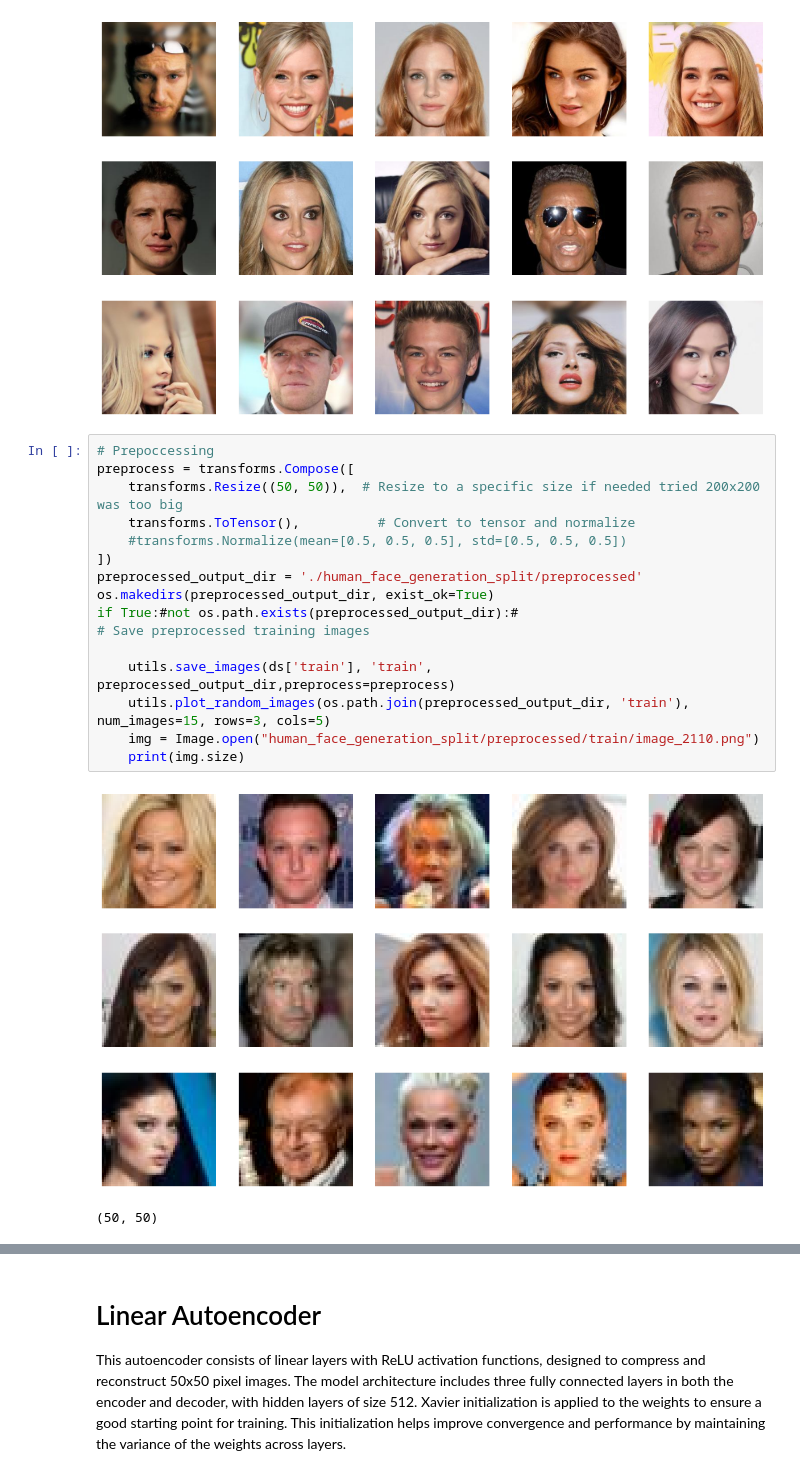
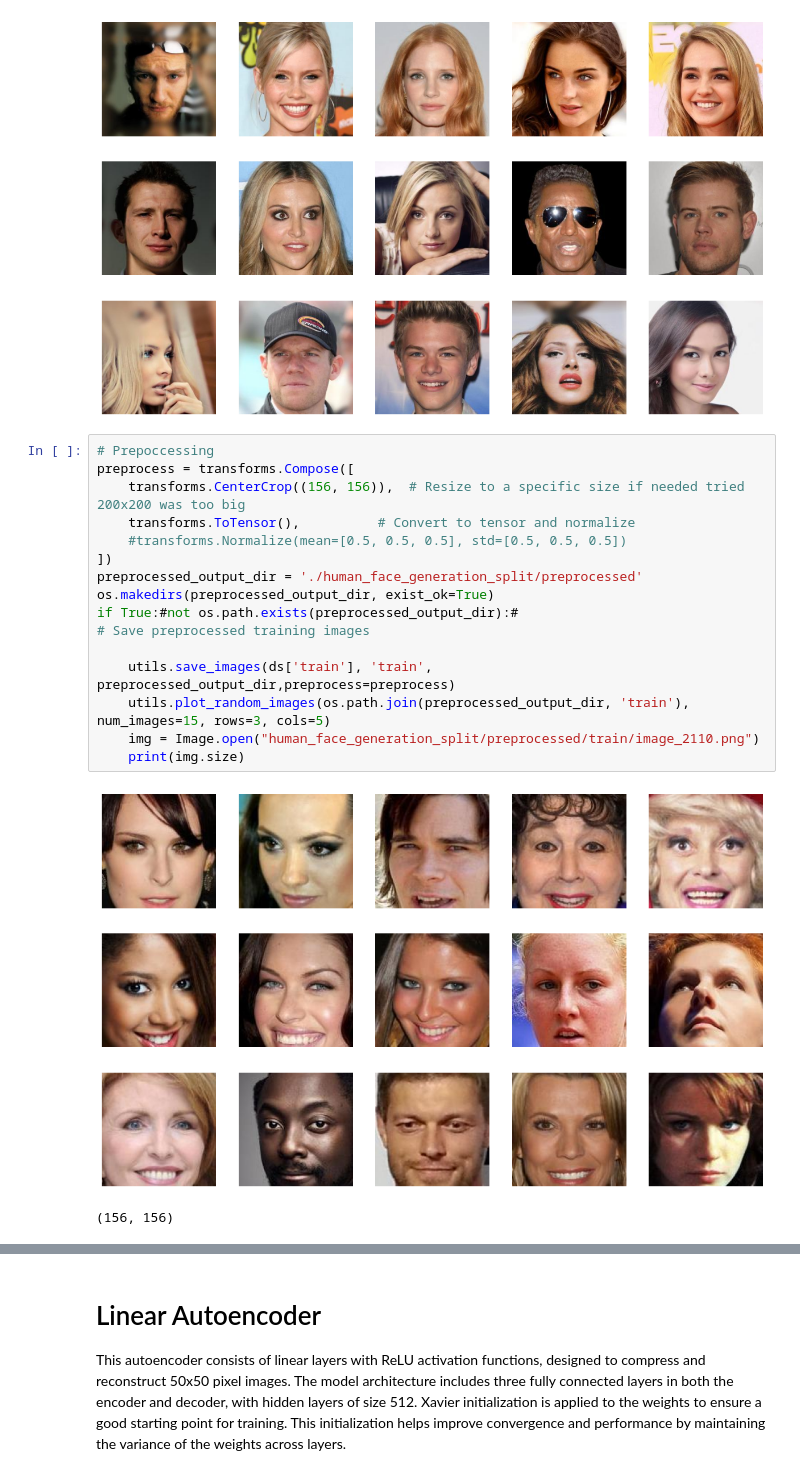
Before and after one commit to OmarFaig/VAE_vs_GAN, a Jupyter notebook: main.ipynb, the cells around one changed output, grey strips where cells are left out. Saved outputs shown, nothing was run; the diff lists cells and outputs as text.

```diff
--- a/main.ipynb
+++ b/main.ipynb
@@ -59,21 +59,21 @@ utils.plot_random_images(dataset_path='human_face_generation_split/raw/train', n
 # %%
 # Prepoccessing
 preprocess = transforms.Compose([
-    transforms.Resize((50, 50)),  # Resize to a specific size if needed tried 200x200 was too big
+    transforms.CenterCrop((156, 156)),  # Resize to a specific size if needed tried 200x200 was too big
     transforms.ToTensor(),          # Convert to tensor and normalize
     #transforms.Normalize(mean=[0.5, 0.5, 0.5], std=[0.5, 0.5, 0.5])
 ])
 preprocessed_output_dir = './human_face_generation_split/preprocessed'
 os.makedirs(preprocessed_output_dir, exist_ok=True)
 if True:#not os.path.exists(preprocessed_output_dir):#
 # Save preprocessed training images
 
     utils.save_images(ds['train'], 'train', preprocessed_output_dir,preprocess=preprocess)
     utils.plot_random_images(os.path.join(preprocessed_output_dir, 'train'), num_images=15, rows=3, cols=5)
     img = Image.open("human_face_generation_split/preprocessed/train/image_2110.png")
     print(img.size)
 # %% [output]
-[figure, old version]
+[figure, new version]
-(50, 50)
+(156, 156)
 # %%
 class ImageDataset(torch.utils.data.Dataset):
```
Also changed, not shown: parts of 9 cells of this notebook, 1 other file.
